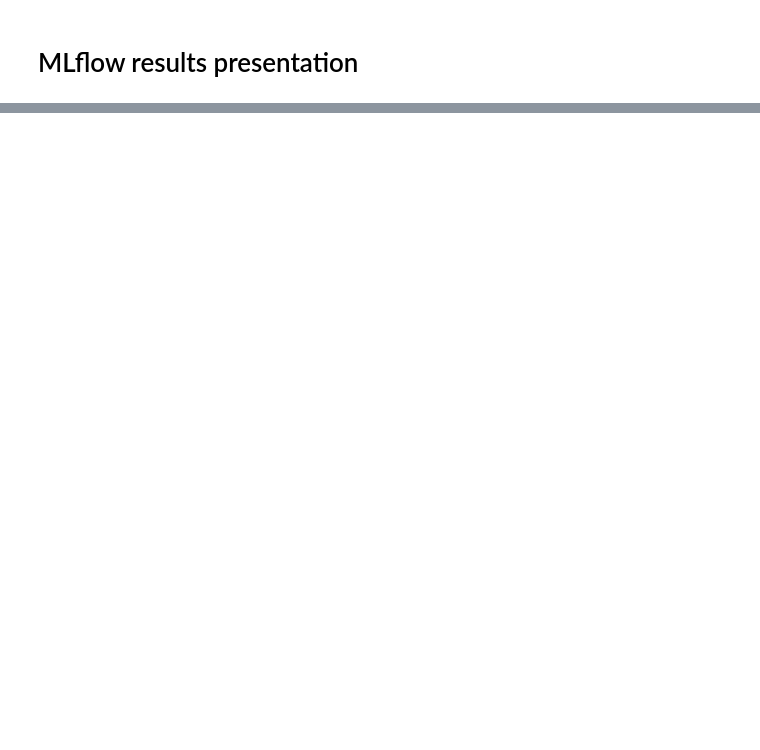
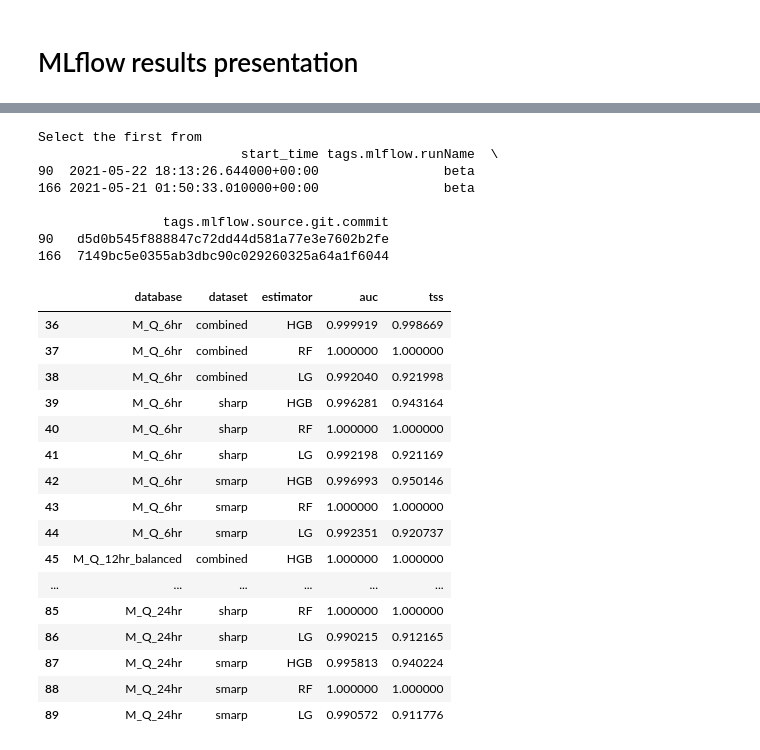
Before and after one commit to ZeyuSun/flare-prediction-smarp, a Jupyter notebook: notebooks/mlflow_results.ipynb, the cells around one changed output, grey strips where cells are left out. Drawn from its saved outputs; the diff is of its cells as text; code cells hidden in the pictures; blank space fills up the shorter version.

Commit message:
Present mlflow results

```diff
--- a/notebooks/mlflow_results.ipynb
+++ b/notebooks/mlflow_results.ipynb
@@ -219,0 +30,44 @@ NameError: name 'cfg' is not defined
+# %%
+columns = {
+    'tags.database_name': 'database',
+    'tags.dataset_name': 'dataset',
+    'tags.estimator_name': 'estimator',
+    'metrics.auc': 'auc',
+    'metrics.tss_opt': 'tss',
+}
+rows = {
+    'estimator': {
+        'HistGradientBoostingClassifier': 'HGB',
+        'RandomForestClassifier': 'RF',
+        'SGDClassifier': 'LG',
+    }
+}
+runs_raw = retrieve('experiment', 'beta')
+runs = select(runs_raw, columns, rows)
+runs
+# %% [output]
+Select the first from
+                          start_time tags.mlflow.runName  \
+90  2021-05-22 18:13:26.644000+00:00                beta
+166 2021-05-21 01:50:33.010000+00:00                beta
+
+                tags.mlflow.source.git.commit
+90   d5d0b545f888847c72dd44d581a77e3e7602b2fe
+166  7149bc5e0355ab3dbc90c029260325a64a1f6044
+|  | database | dataset | estimator | auc | tss |
+| 36 | M_Q_6hr | combined | HGB | 0.999919 | 0.998669 |
+| 37 | M_Q_6hr | combined | RF | 1.000000 | 1.000000 |
+| 38 | M_Q_6hr | combined | LG | 0.992040 | 0.921998 |
+| 39 | M_Q_6hr | sharp | HGB | 0.996281 | 0.943164 |
+| 40 | M_Q_6hr | sharp | RF | 1.000000 | 1.000000 |
+| 41 | M_Q_6hr | sharp | LG | 0.992198 | 0.921169 |
+| 42 | M_Q_6hr | smarp | HGB | 0.996993 | 0.950146 |
+| 43 | M_Q_6hr | smarp | RF | 1.000000 | 1.000000 |
+| 44 | M_Q_6hr | smarp | LG | 0.992351 | 0.920737 |
+| 45 | M_Q_12hr_balanced | combined | HGB | 1.000000 | 1.000000 |
+| ... | ... | ... | ... | ... | ... |
+| 85 | M_Q_24hr | sharp | RF | 1.000000 | 1.000000 |
+| 86 | M_Q_24hr | sharp | LG | 0.990215 | 0.912165 |
+| 87 | M_Q_24hr | smarp | HGB | 0.995813 | 0.940224 |
+| 88 | M_Q_24hr | smarp | RF | 1.000000 | 1.000000 |
+| 89 | M_Q_24hr | smarp | LG | 0.990572 | 0.911776 |
```
Also changed, not shown: parts of 36 cells of this notebook, 1 other file.
